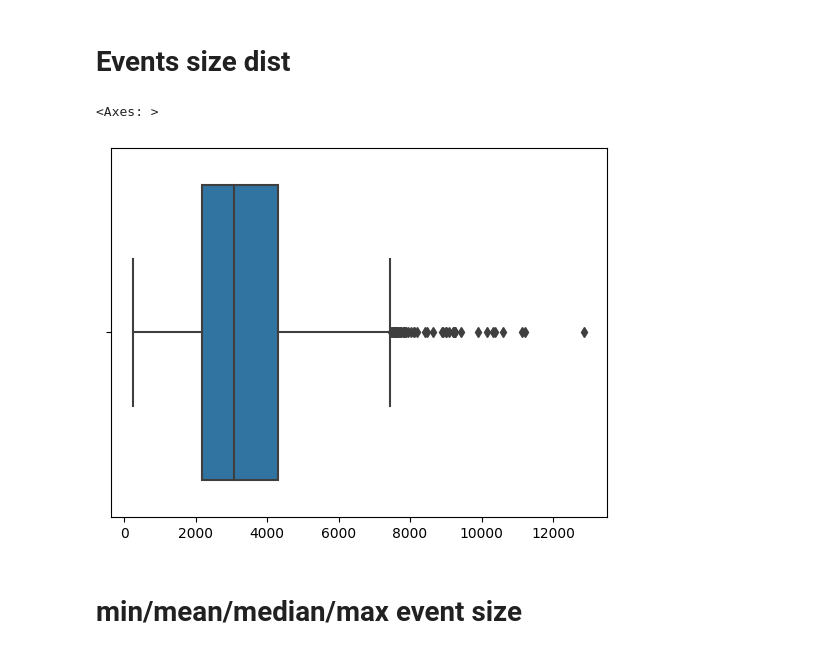
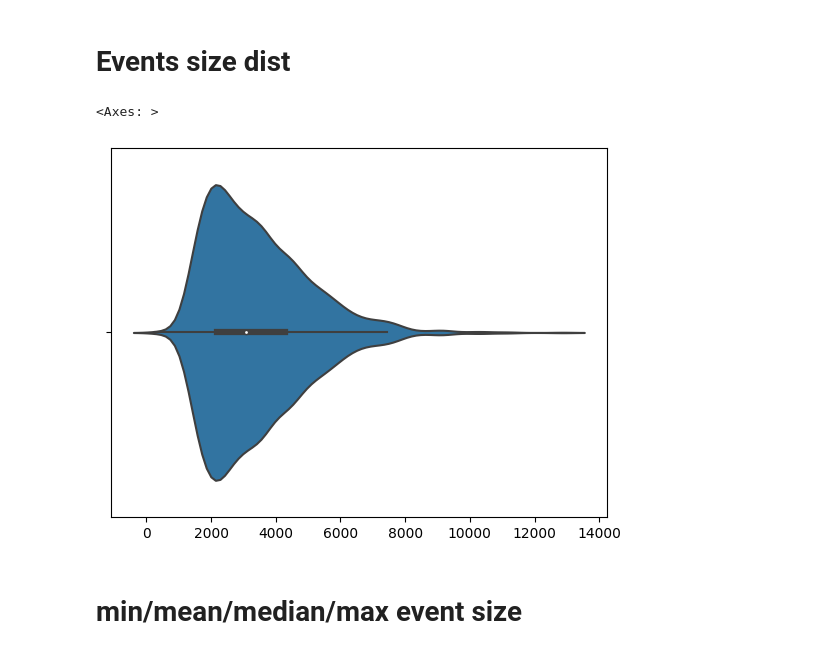
Before and after one commit to elna4os/linking-writing-processes-to-writing-quality, a Jupyter notebook: code/EDA.ipynb, the cells around one changed output. Saved outputs shown, nothing was run; the diff lists cells and outputs as text; code cells hidden in the pictures.

```diff
--- a/code/EDA.ipynb
+++ b/code/EDA.ipynb
@@ -63,10 +63,10 @@ train_logs['id'].nunique()
 # Events size dist
 # %%
 logID2size = train_logs.groupby('id').size()
-sns.boxplot(x=logID2size)
+sns.violinplot(x=logID2size)
 # %% [output]
 <Axes: >
-[figure, old version]
+[figure, new version]
 # %% [markdown]
 # min/mean/median/max event size
 # %%
```
Also changed, not shown: parts of 12 cells of this notebook.
